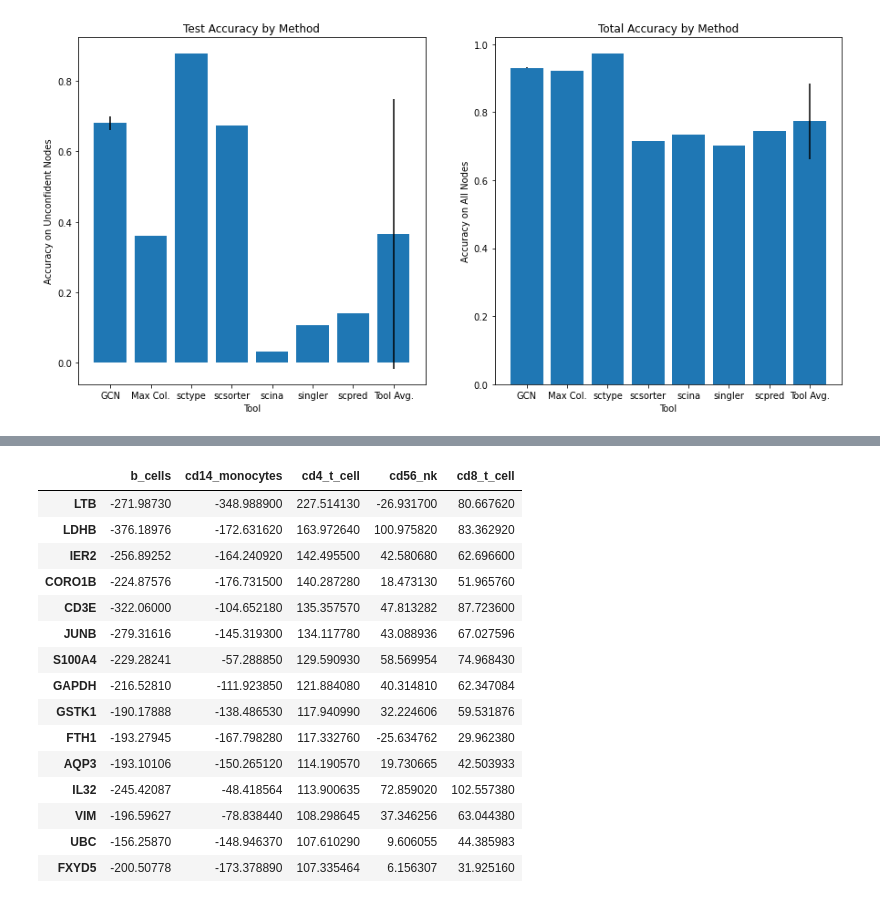
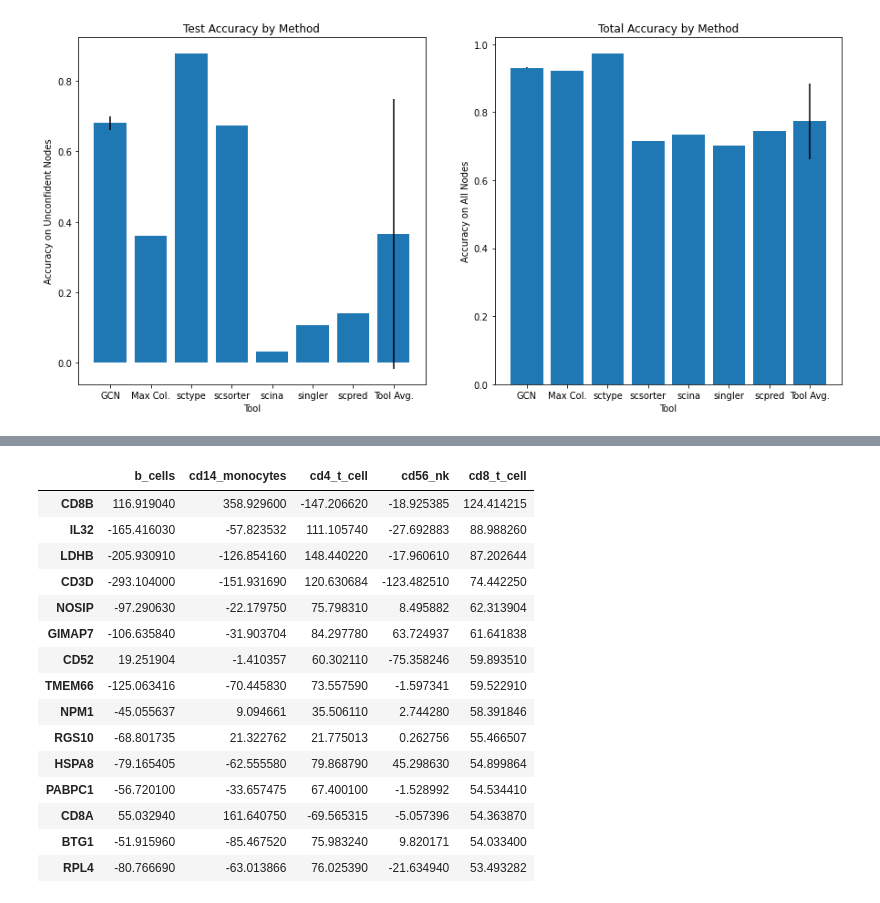
Before and after one commit to lewinsohndp/scSHARP, a Jupyter notebook: pbmc_test_results.ipynb, the cells around one changed output, grey strips where cells are left out. Drawn from its saved outputs; the diff is of its cells as text; code cells hidden in the pictures.

```diff
--- a/pbmc_test_results.ipynb
+++ b/pbmc_test_results.ipynb
@@ -91,12 +242,8 @@ Index(['b_cells', 'cd14_monocytes', 'cd4_t_cell', 'cd56_nk', 'cd8_t_cell'], dtyp
 # %%
-int_df = pd.read_csv("pbmc_test_interpretation.csv", index_col=0)
-int_df.columns = keys
+int_df = pd.read_csv("pbmc_test_interpretation_markers_only_3_test.csv", index_col=0)
 
-keep_genes = int_df.sort_values('b_cells', ascending=False).head(4).index.tolist()
-keep_genes += int_df.sort_values('cd14_monocytes', ascending=False).head(4).index.tolist()
-keep_genes += int_df.sort_values("cd4_t_cell", ascending=False).head(4).index.tolist()
-keep_genes += int_df.sort_values("cd56_nk", ascending=False).head(4).index.tolist()
-keep_genes += int_df.sort_values("cd8_t_cell", ascending=False).head(4).index.tolist()
-ax = sns.heatmap(int_df.loc[keep_genes,:])
-ax.set(xlabel="Cell Type")
+scale_int_df = pd.DataFrame(preprocessing.scale(int_df))
+scale_int_df.columns = int_df.columns
+scale_int_df.index = int_df.index
+statistics.mean(scale_int_df.iloc[:,0])
 # %% [output]
@@ -105,19 +262,19 @@ ax.set(xlabel="Cell Type")
 # %%
-int_df.sort_values("cd4_t_cell", ascending=False).head(15)
+int_df.sort_values("cd8_t_cell", ascending=False).head(15)
 # %% [output]
 |  | b_cells | cd14_monocytes | cd4_t_cell | cd56_nk | cd8_t_cell |
-| LTB | -271.98730 | -348.988900 | 227.514130 | -26.931700 | 80.667620 |
-| LDHB | -376.18976 | -172.631620 | 163.972640 | 100.975820 | 83.362920 |
-| IER2 | -256.89252 | -164.240920 | 142.495500 | 42.580680 | 62.696600 |
-| CORO1B | -224.87576 | -176.731500 | 140.287280 | 18.473130 | 51.965760 |
-| CD3E | -322.06000 | -104.652180 | 135.357570 | 47.813282 | 87.723600 |
-| JUNB | -279.31616 | -145.319300 | 134.117780 | 43.088936 | 67.027596 |
-| S100A4 | -229.28241 | -57.288850 | 129.590930 | 58.569954 | 74.968430 |
-| GAPDH | -216.52810 | -111.923850 | 121.884080 | 40.314810 | 62.347084 |
-| GSTK1 | -190.17888 | -138.486530 | 117.940990 | 32.224606 | 59.531876 |
-| FTH1 | -193.27945 | -167.798280 | 117.332760 | -25.634762 | 29.962380 |
-| AQP3 | -193.10106 | -150.265120 | 114.190570 | 19.730665 | 42.503933 |
-| IL32 | -245.42087 | -48.418564 | 113.900635 | 72.859020 | 102.557380 |
-| VIM | -196.59627 | -78.838440 | 108.298645 | 37.346256 | 63.044380 |
-| UBC | -156.25870 | -148.946370 | 107.610290 | 9.606055 | 44.385983 |
-| FXYD5 | -200.50778 | -173.378890 | 107.335464 | 6.156307 | 31.925160 |
+| CD8B | 116.919040 | 358.929600 | -147.206620 | -18.925385 | 124.414215 |
+| IL32 | -165.416030 | -57.823532 | 111.105740 | -27.692883 | 88.988260 |
+| LDHB | -205.930910 | -126.854160 | 148.440220 | -17.960610 | 87.202644 |
+| CD3D | -293.104000 | -151.931690 | 120.630684 | -123.482510 | 74.442250 |
+| NOSIP | -97.290630 | -22.179750 | 75.798310 | 8.495882 | 62.313904 |
+| GIMAP7 | -106.635840 | -31.903704 | 84.297780 | 63.724937 | 61.641838 |
+| CD52 | 19.251904 | -1.410357 | 60.302110 | -75.358246 | 59.893510 |
+| TMEM66 | -125.063416 | -70.445830 | 73.557590 | -1.597341 | 59.522910 |
+| NPM1 | -45.055637 | 9.094661 | 35.506110 | 2.744280 | 58.391846 |
+| RGS10 | -68.801735 | 21.322762 | 21.775013 | 0.262756 | 55.466507 |
+| HSPA8 | -79.165405 | -62.555580 | 79.868790 | 45.298630 | 54.899864 |
+| PABPC1 | -56.720100 | -33.657475 | 67.400100 | -1.528992 | 54.534410 |
+| CD8A | 55.032940 | 161.640750 | -69.565315 | -5.057396 | 54.363870 |
+| BTG1 | -51.915960 | -85.467520 | 75.983240 | 9.820171 | 54.033400 |
+| RPL4 | -80.766690 | -63.013866 | 76.025390 | -21.634940 | 53.493282 |
```
Also changed, not shown: parts of 19 cells of this notebook, 17 other files.
